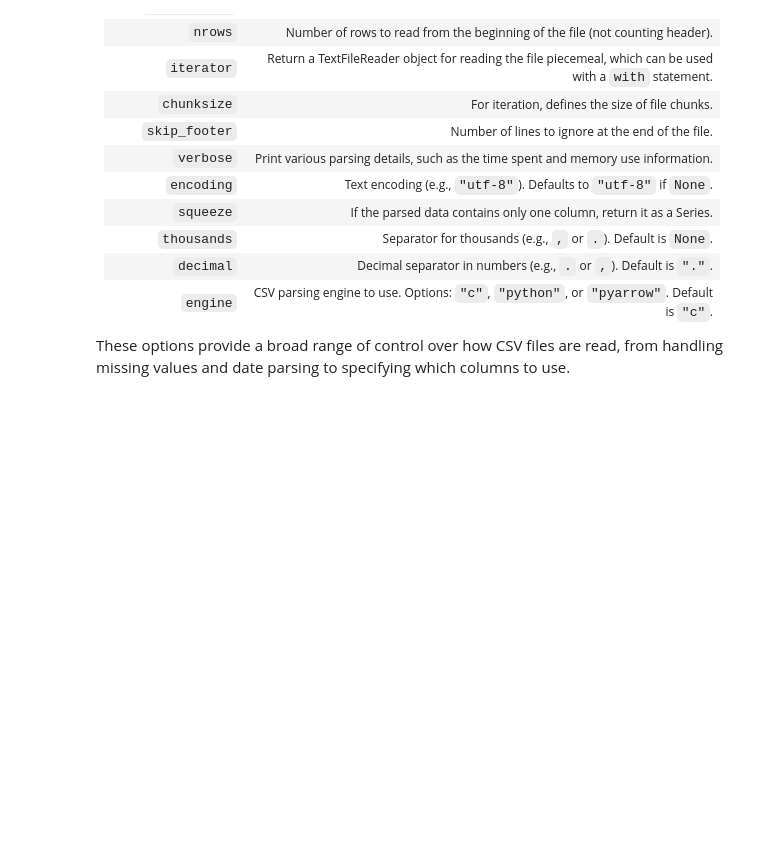
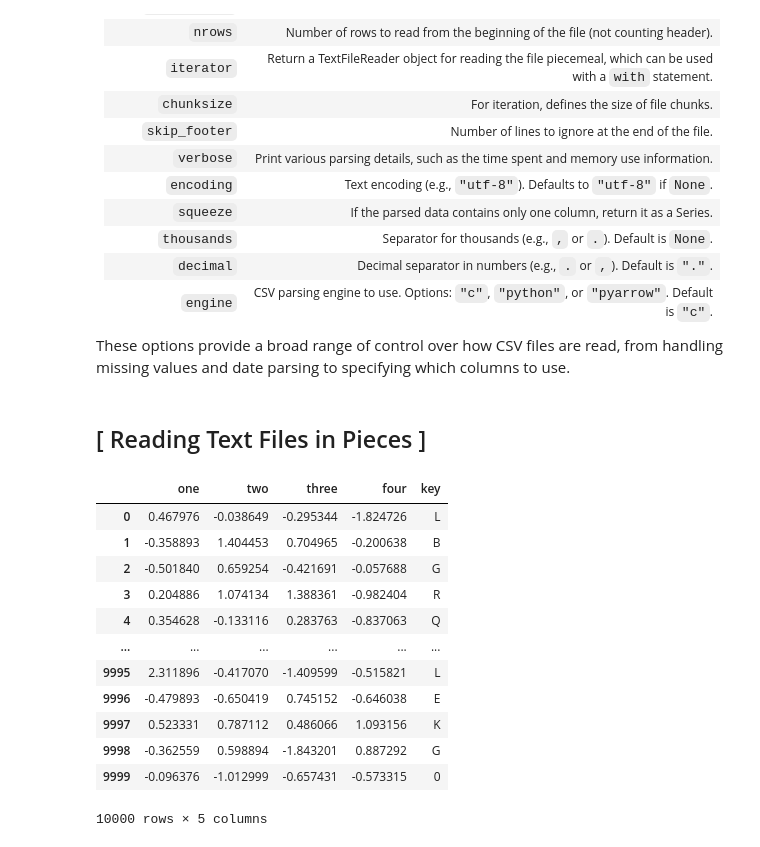
Before and after one commit to f-ckyou/pandas, a Jupyter notebook: pd-6/1_readingWritingData-in-textFormat.ipynb, the cells around one changed output. Saved outputs shown, nothing was run; the diff lists cells and outputs as text; code cells hidden in the pictures; blank space fills up the shorter version.

Commit message:
read text files in pieces

```diff
--- a/pd-6/1_readingWritingData-in-textFormat.ipynb
+++ b/pd-6/1_readingWritingData-in-textFormat.ipynb
@@ -245,3 +244,28 @@ pd.read_csv("examples/ex5.csv", na_values=sentinels, keep_default_na=False)
 | `engine`         | CSV parsing engine to use. Options: `"c"`, `"python"`, or `"pyarrow"`. Default is `"c"`.                |
 
 These options provide a broad range of control over how CSV files are read, from handling missing values and date parsing to specifying which columns to use.
+# %% [markdown]
+## [ Reading Text Files in Pieces ]
+# %%
+# make the pandas display settings more compact
+
+pd.options.display.max_rows = 10
+
+result = pd.read_csv("examples/ex6.csv")
+result
+
+# the elipsis marks ... indicate that rows in the middle of the DataFrame have been omitted
+# %% [output]
+|  | one | two | three | four | key |
+| 0 | 0.467976 | -0.038649 | -0.295344 | -1.824726 | L |
+| 1 | -0.358893 | 1.404453 | 0.704965 | -0.200638 | B |
+| 2 | -0.501840 | 0.659254 | -0.421691 | -0.057688 | G |
+| 3 | 0.204886 | 1.074134 | 1.388361 | -0.982404 | R |
+| 4 | 0.354628 | -0.133116 | 0.283763 | -0.837063 | Q |
+| ... | ... | ... | ... | ... | ... |
+| 9995 | 2.311896 | -0.417070 | -1.409599 | -0.515821 | L |
+| 9996 | -0.479893 | -0.650419 | 0.745152 | -0.646038 | E |
+| 9997 | 0.523331 | 0.787112 | 0.486066 | 1.093156 | K |
+| 9998 | -0.362559 | 0.598894 | -1.843201 | 0.887292 | G |
+| 9999 | -0.096376 | -1.012999 | -0.657431 | -0.573315 | 0 |
+10000 rows × 5 columns
```
Also changed, not shown: parts of 5 cells of this notebook, 1 other file.
